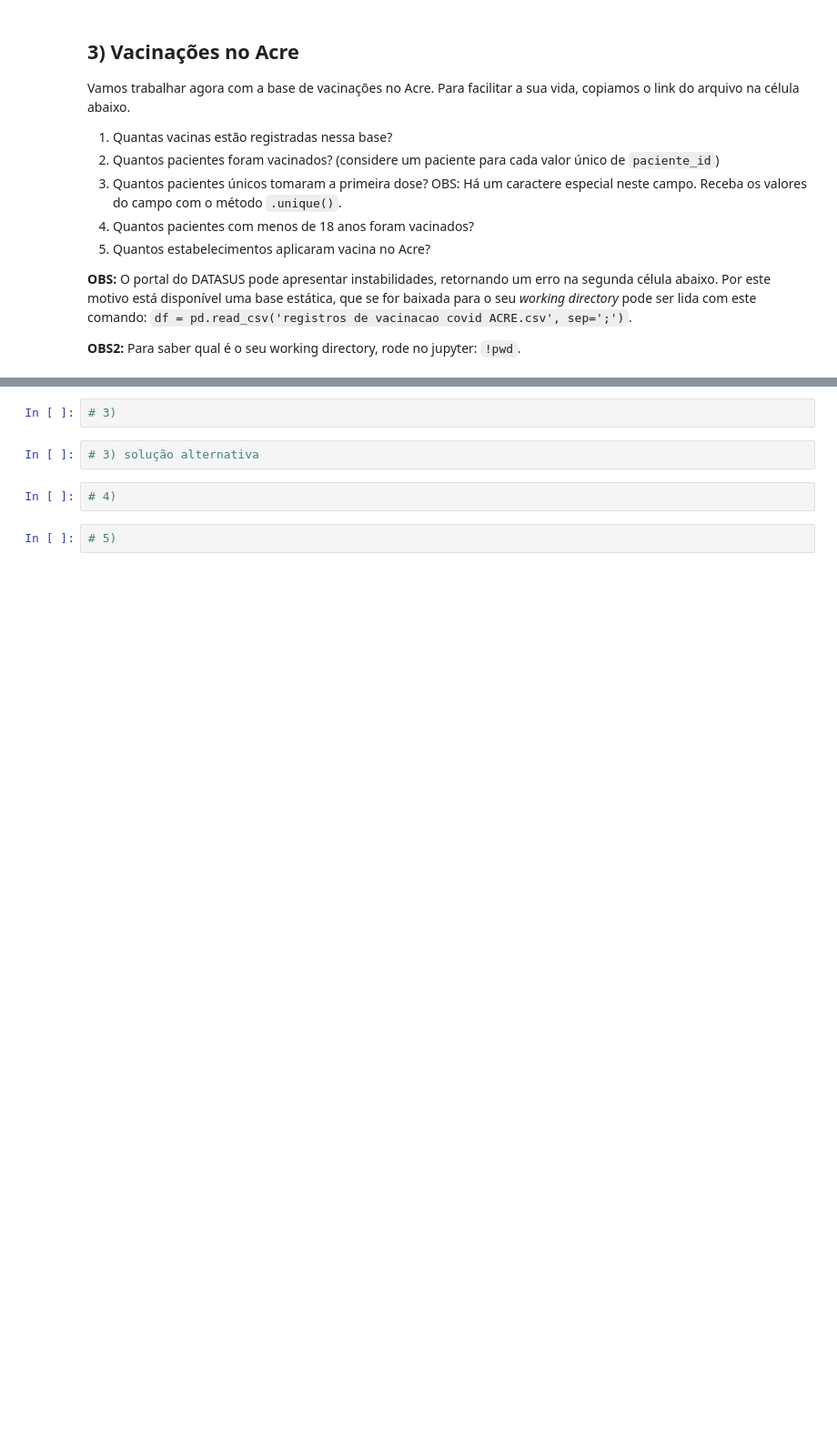
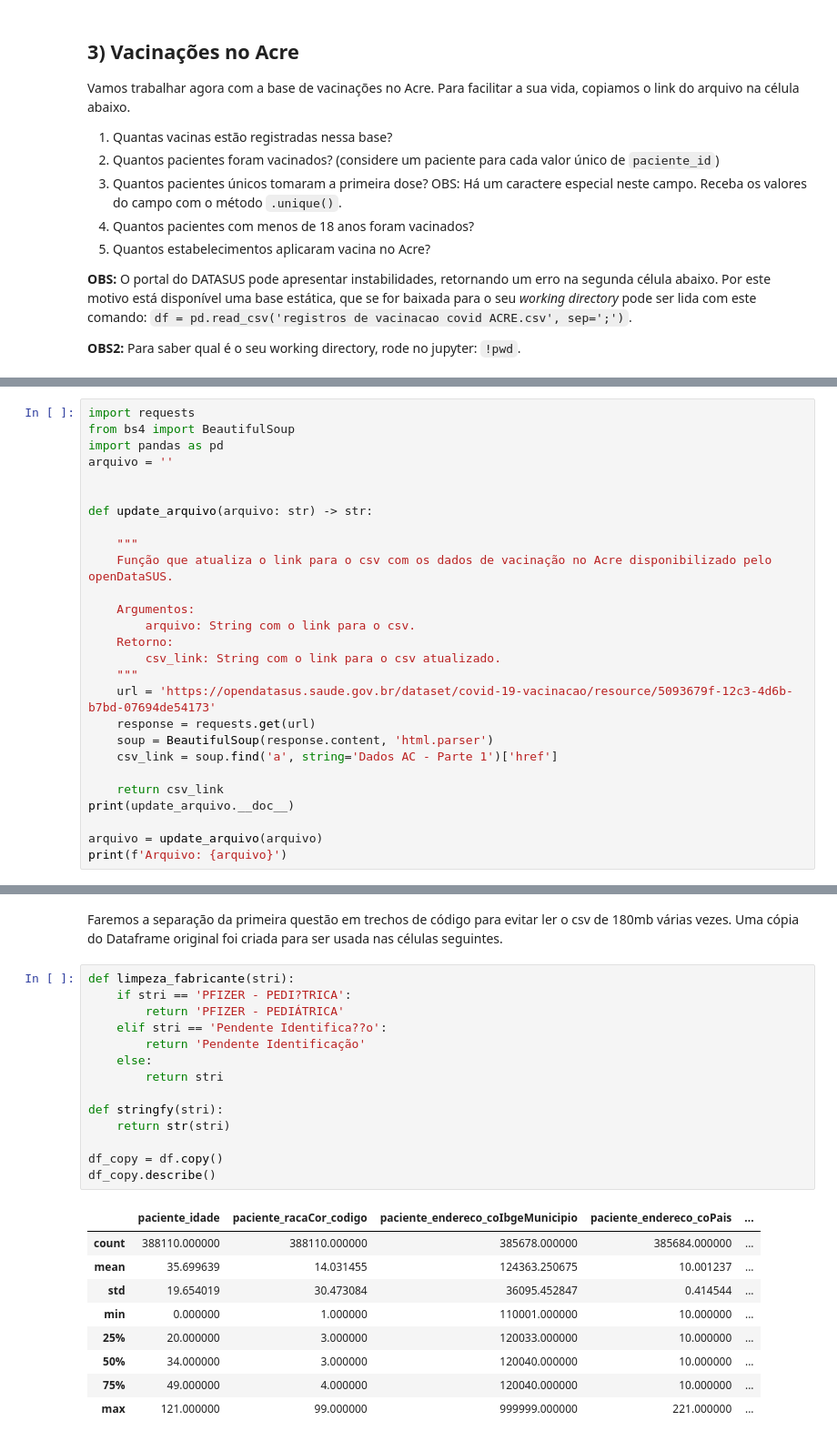
Before and after one commit to vini547/volta-zero, a Jupyter notebook: Mod04_Tarefa_aula_03_a_05_(base) (1).ipynb, the cells around one changed output, grey strips where cells are left out. Shown at 91% size. Cells and saved outputs as stored; diff of their text form; blank space fills up the shorter version.

```diff
--- a/Mod04_Tarefa_aula_03_a_05_(base) (1).ipynb
+++ b/Mod04_Tarefa_aula_03_a_05_(base) (1).ipynb
@@ -151,0 +150,27 @@ arquivo = 'https://s3.sa-east-1.amazonaws.com/ckan.saude.gov.br/SIPNI/COVID/uf/u
+# %%
+import requests
+from bs4 import BeautifulSoup
+import pandas as pd
+arquivo = ''
+
+
+def update_arquivo(arquivo: str) -> str:
+
+    """
+    Função que atualiza o link para o csv com os dados de vacinação no Acre disponibilizado pelo openDataSUS.
+
+    Argumentos:
+        arquivo: String com o link para o csv.
+    Retorno:
+        csv_link: String com o link para o csv atualizado.
+    """
+    url = 'https://opendatasus.saude.gov.br/dataset/covid-19-vacinacao/resource/5093679f-12c3-4d6b-b7bd-07694de54173'
+    response = requests.get(url)
+    soup = BeautifulSoup(response.content, 'html.parser')
+    csv_link = soup.find('a', string='Dados AC - Parte 1')['href']
+
+    return csv_link
+print(update_arquivo.__doc__)
+
+arquivo = update_arquivo(arquivo)
+print(f'Arquivo: {arquivo}')
@@ -165,8 +191,26 @@ df.head()
-# %%
-# 3)
-# %%
-# 3) solução alternativa
-# %%
-# 4)
-# %%
-# 5)
+# %% [markdown]
+Faremos a separação da primeira questão em trechos de código para evitar ler o csv de 180mb várias vezes. Uma cópia do Dataframe original foi criada para ser usada nas células seguintes.
+# %%
+def limpeza_fabricante(stri):
+    if stri == 'PFIZER - PEDI?TRICA':
+        return 'PFIZER - PEDIÁTRICA'
+    elif stri == 'Pendente Identifica??o':
+        return 'Pendente Identificação'
+    else:
+        return stri
+
+def stringfy(stri):
+    return str(stri)
+
+df_copy = df.copy()
+df_copy.describe()
+# %% [output]
+|  | paciente_idade | paciente_racaCor_codigo | paciente_endereco_coIbgeMunicipio | paciente_endereco_coPais | ... |
+| count | 388110.000000 | 388110.000000 | 385678.000000 | 385684.000000 | ... |
+| mean | 35.699639 | 14.031455 | 124363.250675 | 10.001237 | ... |
+| std | 19.654019 | 30.473084 | 36095.452847 | 0.414544 | ... |
+| min | 0.000000 | 1.000000 | 110001.000000 | 10.000000 | ... |
+| 25% | 20.000000 | 3.000000 | 120033.000000 | 10.000000 | ... |
+| 50% | 34.000000 | 3.000000 | 120040.000000 | 10.000000 | ... |
+| 75% | 49.000000 | 4.000000 | 120040.000000 | 10.000000 | ... |
+| max | 121.000000 | 99.000000 | 999999.000000 | 221.000000 | ... |
```
Also changed, not shown: parts of 19 cells of this notebook.
